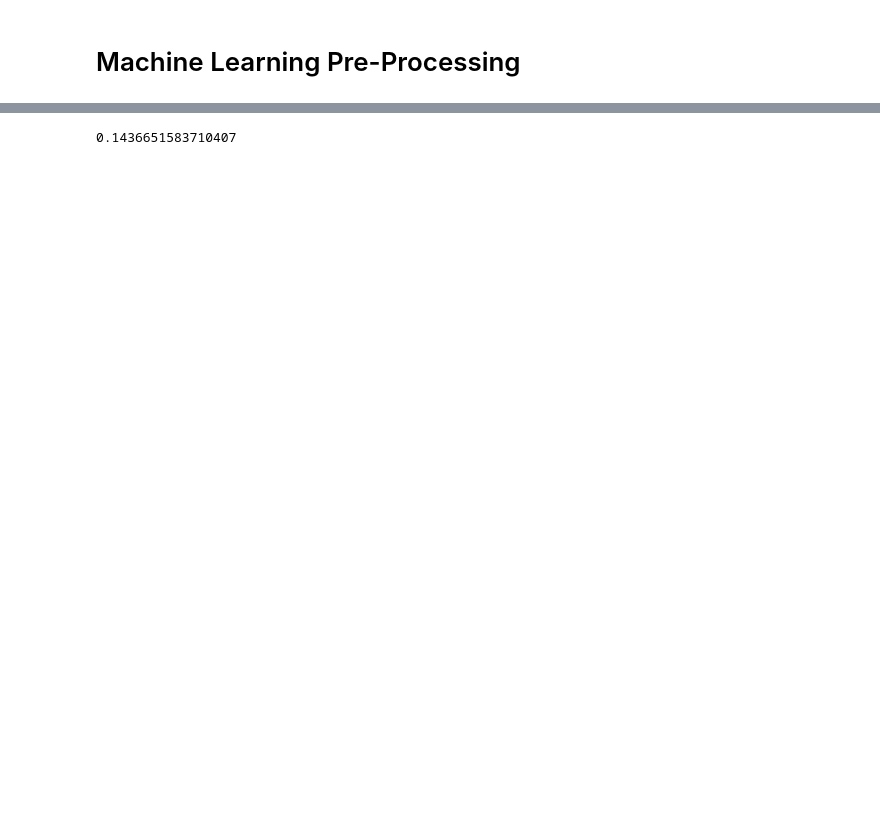
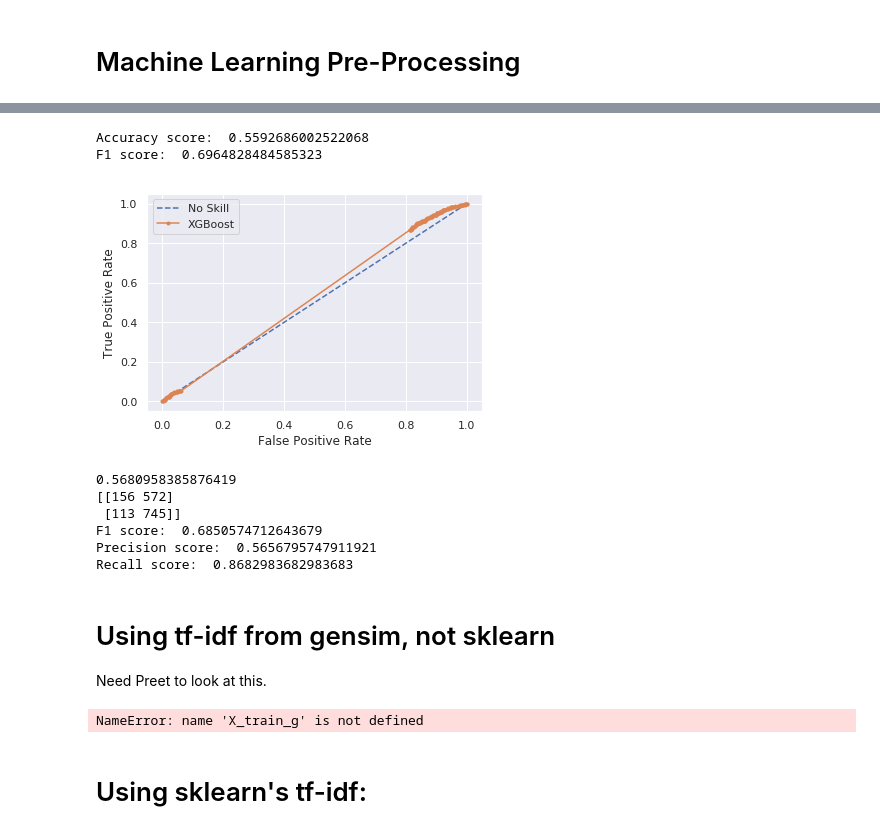
Before and after one commit to drewlehe/blog-nlp, a Jupyter notebook: spacy.ipynb, the cells around one changed output, grey strips where cells are left out. Cells and saved outputs as stored; diff of their text form; code cells hidden in the pictures; blank space fills up the shorter version.

```diff
--- a/spacy.ipynb
+++ b/spacy.ipynb
@@ -127,0 +268,53 @@ accuracy_score(y_test, y_preds)
+# %%
+from xgboost import XGBClassifier
+clf = XGBClassifier(num_boosting_rounds=500, eta=0.05)
+clf.fit(X_train_cv, y_train)
+y_preds=clf.predict(X_test_cv)
+print('Accuracy score: ', accuracy_score(y_test, y_preds))
+print("F1 score: ", metrics.f1_score(y_test , y_preds))
+probs = clf.predict_proba(X_test_cv)
+lr_probs = probs[:, 1]
+ns_probs = [0 for _ in range(len(y_test))]
+# calculate roc curves
+ns_fpr, ns_tpr, _ = roc_curve(y_test, ns_probs)
+lr_fpr, lr_tpr, _ = roc_curve(y_test, lr_probs)
+# plot the roc curve for the model
+plt.plot(ns_fpr, ns_tpr, linestyle='--', label='No Skill')
+plt.plot(lr_fpr, lr_tpr, marker='.', label='XGBoost')
+# axis labels
+plt.xlabel('False Positive Rate')
+plt.ylabel('True Positive Rate')
+# show the legend
+plt.legend()
+# show the plot
+plt.show()
+# %% [output]
+Accuracy score:  0.5592686002522068
+F1 score:  0.6964828484585323
+[figure, added]
+# %%
+#Best score. .72599
+from sklearn import metrics
+from sklearn.linear_model import LogisticRegression
+lr = LogisticRegression(penalty='l2', C=0.08, solver='lbfgs')
+# lr = LogisticRegression(penalty='elasticnet', C=0.2, solver='saga')
+
+lr.fit(X_train_cv, y_train)
+lr_bow_prediction = lr.predict(X_test_cv)
+
+print (metrics.accuracy_score(y_test , lr_bow_prediction))
+print (metrics.confusion_matrix(y_test , lr_bow_prediction))
+
+print("F1 score: ", metrics.f1_score(y_test , lr_bow_prediction))
+print("Precision score: " , metrics.precision_score(y_test , lr_bow_prediction))
+print("Recall score: " , metrics.recall_score(y_test , lr_bow_prediction))
+# %% [output]
+0.5680958385876419
+[[156 572]
+ [113 745]]
+F1 score:  0.6850574712643679
+Precision score:  0.5656795747911921
+Recall score:  0.8682983682983683
+# %% [markdown]
+# Using tf-idf from gensim, not sklearn
+Need Preet to look at this.
@@ -128,8 +357,21 @@ accuracy_score(y_test, y_preds)
 # %%
-from sklearn.ensemble import RandomForestClassifier
-clf = RandomForestClassifier()
-clf.fit(X_train_cv, y_train)
-y_preds=clf.predict(X_test_cv)
-accuracy_score(y_test, y_preds)
+from sklearn.naive_bayes import MultinomialNB
+clf = MultinomialNB()
+clf = clf.fit(X_train_g, y_train)
+y_preds=clf.predict(X_test_g)
+print('Accuracy score: ', accuracy_score(y_test, y_preds))
+print("F1 score: ", metrics.f1_score(y_test , y_preds))
-# %% [output]
-0.1436651583710407
+# %%
+from lightgbm import LGBMClassifier
+lgb = LGBMClassifier(penalty='l2', max_iter=500, C=0.8, solver='lbfgs')
+lgb.fit(X_train_g, y_train)
+lr_bow_prediction = lgb.predict(X_test_g)
+
+print (metrics.confusion_matrix(y_test , lr_bow_prediction))
+print("F1 score: ", metrics.f1_score(y_test , lr_bow_prediction))
+print("Precision score: " , metrics.precision_score(y_test , lr_bow_prediction))
+print("Recall score: " , metrics.recall_score(y_test , lr_bow_prediction))
+# %% [output]
+NameError: name 'X_train_g' is not defined
+# %% [markdown]
+# Using sklearn's tf-idf:
```
Also changed, not shown: parts of 69 cells of this notebook.
